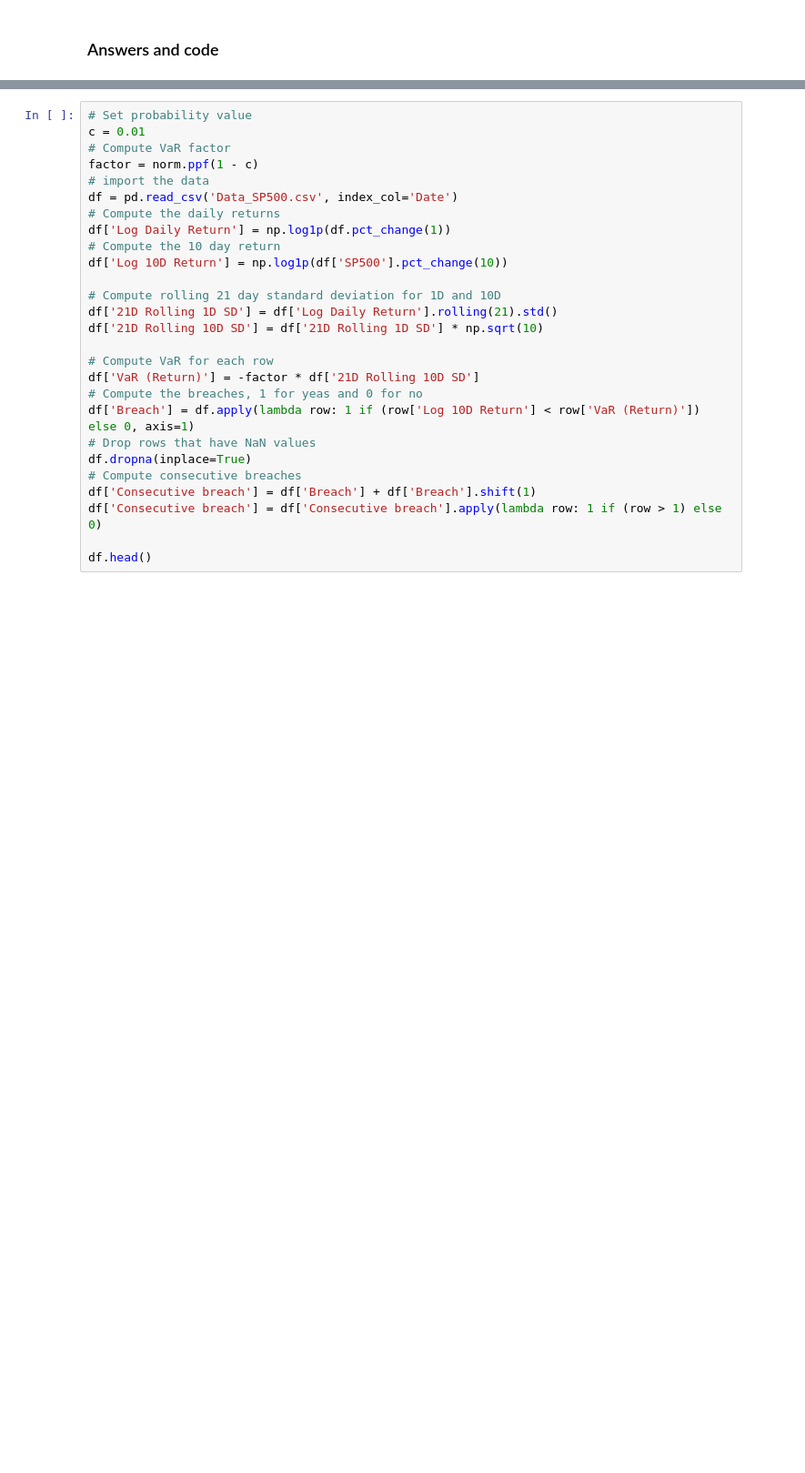
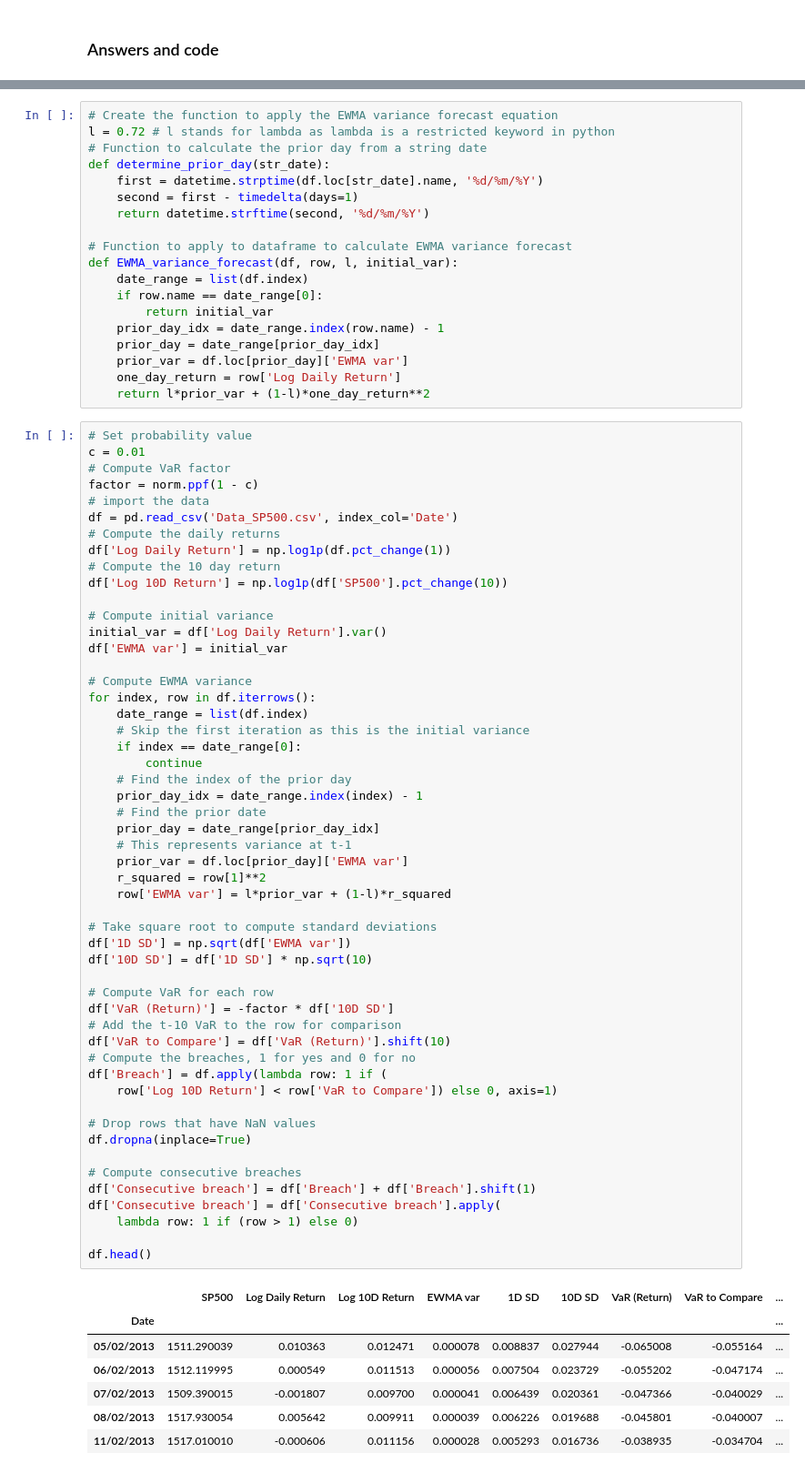
Before and after one commit to will-j-c/cqf_exam_1, a Jupyter notebook: question_6.ipynb, the cells around one changed output, grey strips where cells are left out. Shown at 91% size. Saved outputs shown, nothing was run; the diff lists cells and outputs as text; blank space fills up the shorter version.

```diff
--- a/question_6.ipynb
+++ b/question_6.ipynb
@@ -26,33 +27,85 @@ px.defaults.template = 'ggplot2'
 px.defaults.width, px.defaults.height = 800, 600
 import plotly.io as pio
 pio.renderers.default='notebook'
+# %%
+# Create the function to apply the EWMA variance forecast equation
+l = 0.72 # l stands for lambda as lambda is a restricted keyword in python
+# Function to calculate the prior day from a string date
+def determine_prior_day(str_date):
+    first = datetime.strptime(df.loc[str_date].name, '%d/%m/%Y')
+    second = first - timedelta(days=1)
+    return datetime.strftime(second, '%d/%m/%Y')
+
+# Function to apply to dataframe to calculate EWMA variance forecast
+def EWMA_variance_forecast(df, row, l, initial_var):
+    date_range = list(df.index)
+    if row.name == date_range[0]:
+        return initial_var
+    prior_day_idx = date_range.index(row.name) - 1
+    prior_day = date_range[prior_day_idx]
+    prior_var = df.loc[prior_day]['EWMA var']
+    one_day_return = row['Log Daily Return']
+    return l*prior_var + (1-l)*one_day_return**2
 # %%
 # Set probability value
 c = 0.01
 # Compute VaR factor
 factor = norm.ppf(1 - c)
 # import the data
 df = pd.read_csv('Data_SP500.csv', index_col='Date')
 # Compute the daily returns
 df['Log Daily Return'] = np.log1p(df.pct_change(1))
 # Compute the 10 day return
 df['Log 10D Return'] = np.log1p(df['SP500'].pct_change(10))
 
-# Compute rolling 21 day standard deviation for 1D and 10D
-df['21D Rolling 1D SD'] = df['Log Daily Return'].rolling(21).std()
-df['21D Rolling 10D SD'] = df['21D Rolling 1D SD'] * np.sqrt(10)
+# Compute initial variance
+initial_var = df['Log Daily Return'].var()
+df['EWMA var'] = initial_var
+
+# Compute EWMA variance
+for index, row in df.iterrows():
+    date_range = list(df.index)
+    # Skip the first iteration as this is the initial variance
+    if index == date_range[0]:
+        continue
+    # Find the index of the prior day
+    prior_day_idx = date_range.index(index) - 1
+    # Find the prior date
+    prior_day = date_range[prior_day_idx]
+    # This represents variance at t-1
+    prior_var = df.loc[prior_day]['EWMA var']
+    r_squared = row[1]**2
+    row['EWMA var'] = l*prior_var + (1-l)*r_squared
+
+# Take square root to compute standard deviations
+df['1D SD'] = np.sqrt(df['EWMA var'])
+df['10D SD'] = df['1D SD'] * np.sqrt(10)
 
 # Compute VaR for each row
-df['VaR (Return)'] = -factor * df['21D Rolling 10D SD']
-# Compute the breaches, 1 for yeas and 0 for no
-df['Breach'] = df.apply(lambda row: 1 if (row['Log 10D Return'] < row['VaR (Return)']) else 0, axis=1)
+df['VaR (Return)'] = -factor * df['10D SD']
+# Add the t-10 VaR to the row for comparison
+df['VaR to Compare'] = df['VaR (Return)'].shift(10)
+# Compute the breaches, 1 for yes and 0 for no
+df['Breach'] = df.apply(lambda row: 1 if (
+    row['Log 10D Return'] < row['VaR to Compare']) else 0, axis=1)
+
 # Drop rows that have NaN values
 df.dropna(inplace=True)
+
 # Compute consecutive breaches
 df['Consecutive breach'] = df['Breach'] + df['Breach'].shift(1)
-df['Consecutive breach'] = df['Consecutive breach'].apply(lambda row: 1 if (row > 1) else 0)
+df['Consecutive breach'] = df['Consecutive breach'].apply(
+    lambda row: 1 if (row > 1) else 0)
 
 df.head()
+# %% [output]
+|  | SP500 | Log Daily Return | Log 10D Return | EWMA var | 1D SD | 10D SD | VaR (Return) | VaR to Compare | ... |
+| Date |  |  |  |  |  |  |  |  | ... |
+| 05/02/2013 | 1511.290039 | 0.010363 | 0.012471 | 0.000078 | 0.008837 | 0.027944 | -0.065008 | -0.055164 | ... |
+| 06/02/2013 | 1512.119995 | 0.000549 | 0.011513 | 0.000056 | 0.007504 | 0.023729 | -0.055202 | -0.047174 | ... |
+| 07/02/2013 | 1509.390015 | -0.001807 | 0.009700 | 0.000041 | 0.006439 | 0.020361 | -0.047366 | -0.040029 | ... |
+| 08/02/2013 | 1517.930054 | 0.005642 | 0.009911 | 0.000039 | 0.006226 | 0.019688 | -0.045801 | -0.040007 | ... |
+| 11/02/2013 | 1517.010010 | -0.000606 | 0.011156 | 0.000028 | 0.005293 | 0.016736 | -0.038935 | -0.034704 | ... |
 # %%
 # Count the number and % of breaches
 breaches = df['Breach'].sum()
```
Also changed, not shown: parts of 4 cells of this notebook.
